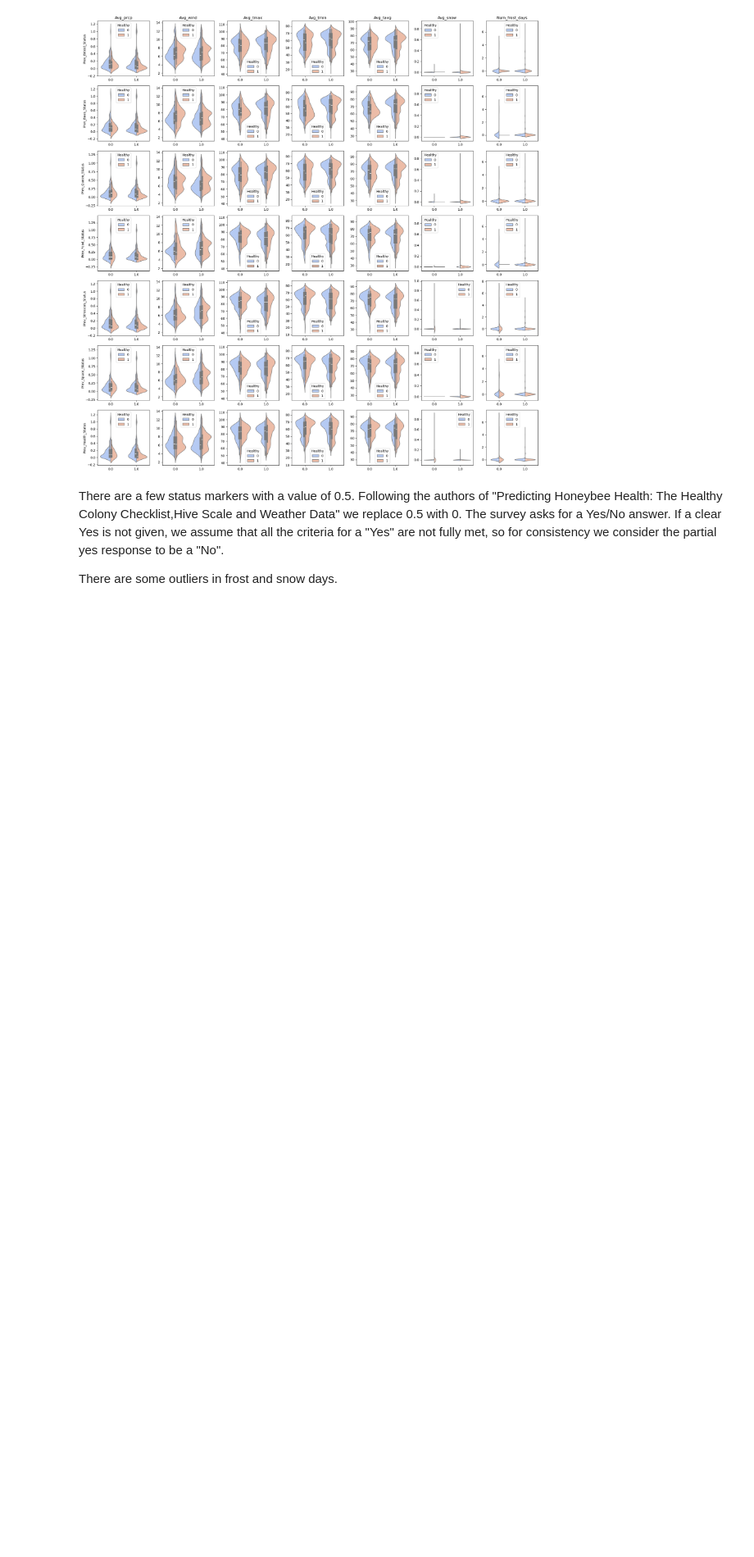
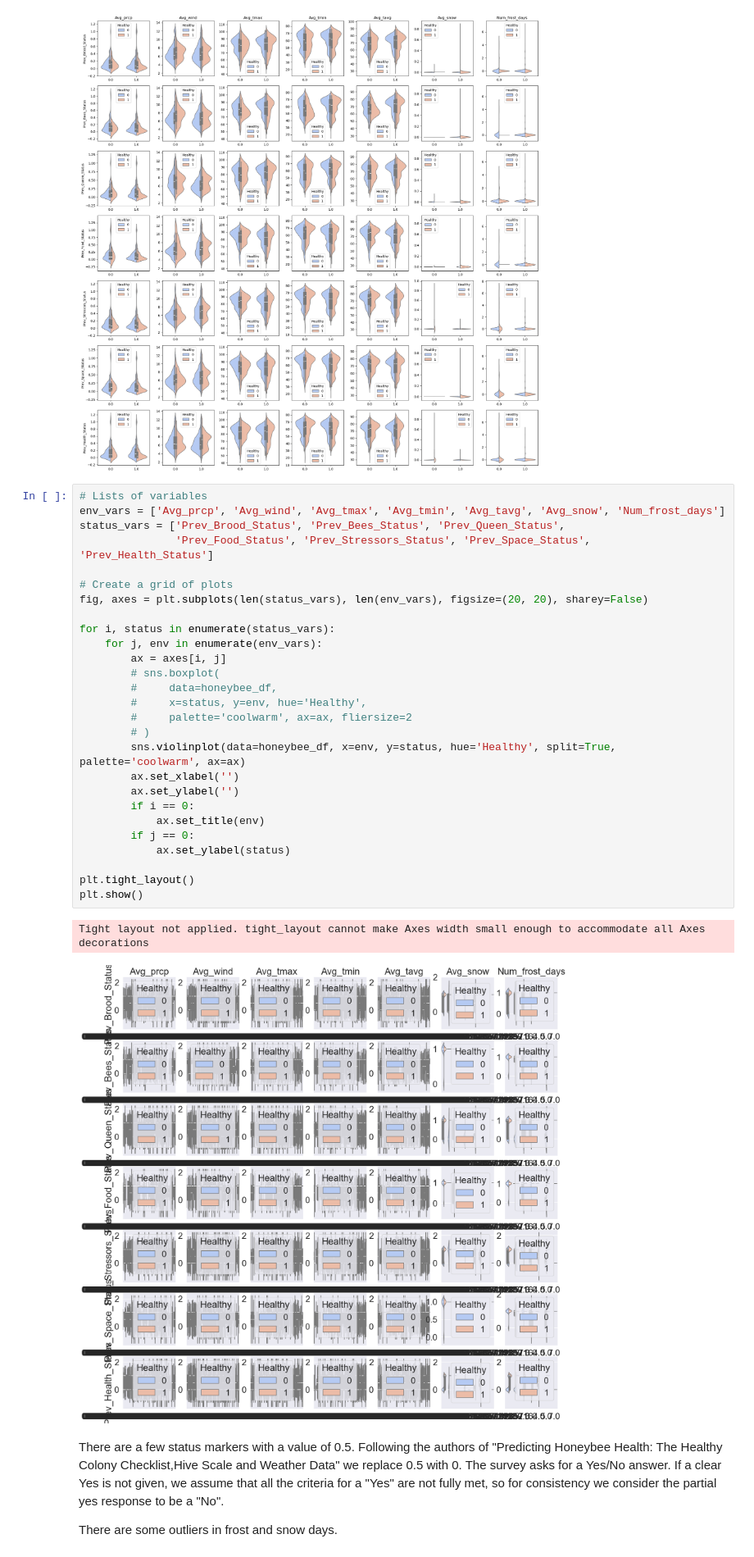
Before and after one commit to Erdos-Projects/fall-2025-bee-health-early-warning-system, a Jupyter notebook: notebooks/Predicting_Honeybee_Health_EDA_RN110425.ipynb, the cells around one changed output. Shown at 82% size. Cells and saved outputs as stored; diff of their text form; blank space fills up the shorter version.

```diff
--- a/notebooks/Predicting_Honeybee_Health_EDA_RN110425.ipynb
+++ b/notebooks/Predicting_Honeybee_Health_EDA_RN110425.ipynb
@@ -89,6 +93,36 @@ plt.tight_layout()
 plt.show()
 # %% [output]
 [figure]
+# %%
+# Lists of variables
+env_vars = ['Avg_prcp', 'Avg_wind', 'Avg_tmax', 'Avg_tmin', 'Avg_tavg', 'Avg_snow', 'Num_frost_days']
+status_vars = ['Prev_Brood_Status', 'Prev_Bees_Status', 'Prev_Queen_Status',
+               'Prev_Food_Status', 'Prev_Stressors_Status', 'Prev_Space_Status', 'Prev_Health_Status']
+
+# Create a grid of plots
+fig, axes = plt.subplots(len(status_vars), len(env_vars), figsize=(20, 20), sharey=False)
+
+for i, status in enumerate(status_vars):
+    for j, env in enumerate(env_vars):
+        ax = axes[i, j]
+        # sns.boxplot(
+        #     data=honeybee_df,
+        #     x=status, y=env, hue='Healthy',
+        #     palette='coolwarm', ax=ax, fliersize=2
+        # )
+        sns.violinplot(data=honeybee_df, x=env, y=status, hue='Healthy', split=True, palette='coolwarm', ax=ax)
+        ax.set_xlabel('')
+        ax.set_ylabel('')
+        if i == 0:
+            ax.set_title(env)
+        if j == 0:
+            ax.set_ylabel(status)
+
+plt.tight_layout()
+plt.show()
+# %% [output]
+Tight layout not applied. tight_layout cannot make Axes width small enough to accommodate all Axes decorations
+[figure, added]
 # %% [markdown]
 There are a few status markers with a value of 0.5. Following the authors of "Predicting Honeybee Health: The Healthy Colony Checklist,Hive Scale and Weather Data" we replace 0.5 with 0. The survey asks for a Yes/No answer. If a clear Yes is not given, we assume that all the criteria for a "Yes" are not fully met, so for consistency we consider the partial yes response to be a "No".
 
```
Also changed, not shown: parts of 6 cells of this notebook, 15 other files.
